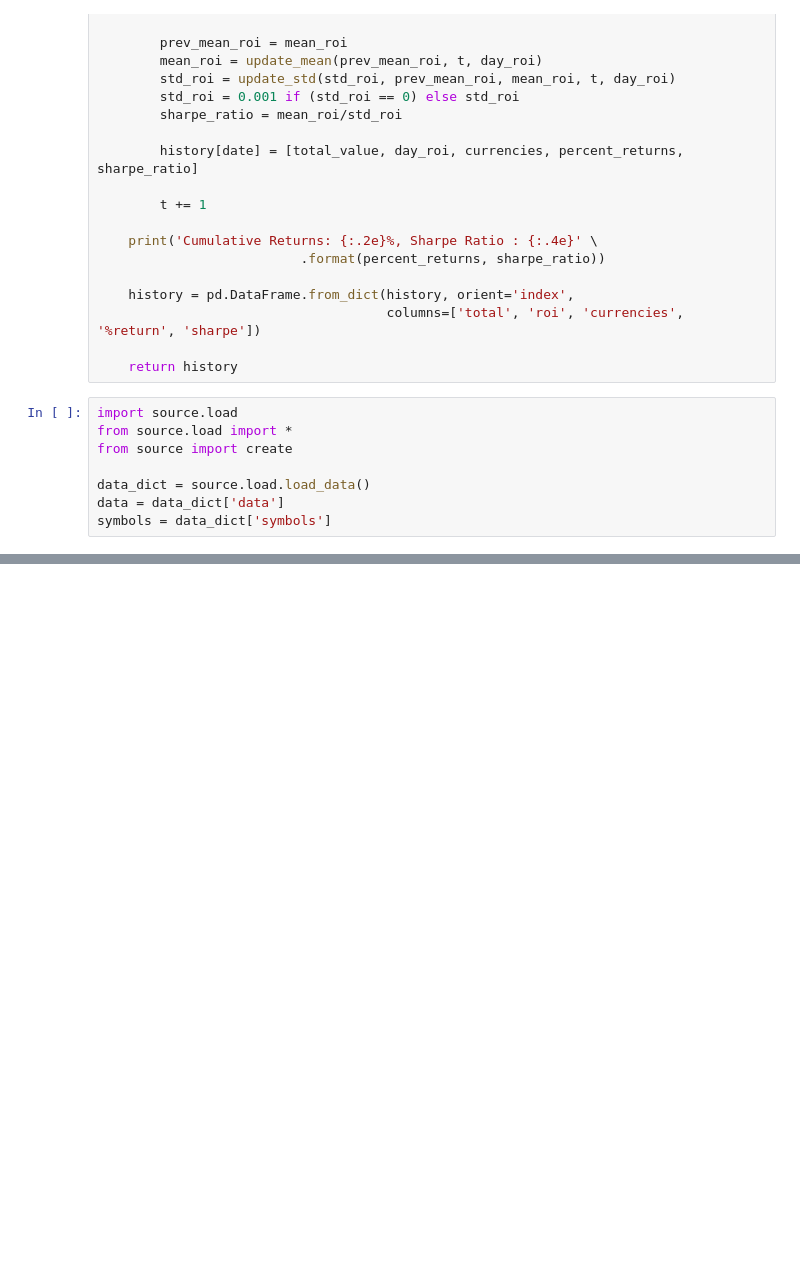
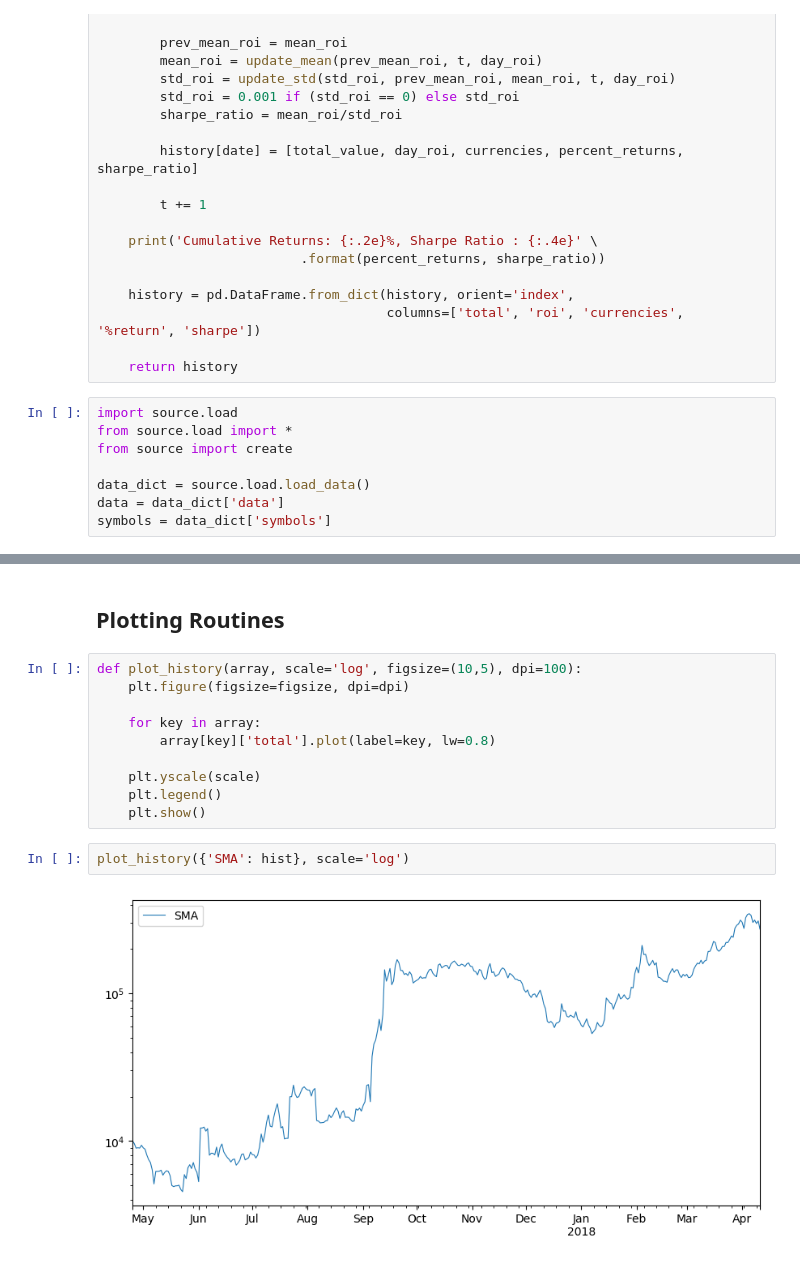
Before and after one commit to stevewam/crypto-prediction, a Jupyter notebook: 4. Trading Strategy.ipynb, the cells around one changed output, grey strips where cells are left out. Drawn from its saved outputs; the diff is of its cells as text; blank space fills up the shorter version.

Commit message:
Finished modelling routine modules

```diff
--- a/4. Trading Strategy.ipynb
+++ b/4. Trading Strategy.ipynb
@@ -149,0 +198,16 @@ hist
+# %% [markdown]
+<h2> Plotting Routines </h2>
+# %%
+def plot_history(array, scale='log', figsize=(10,5), dpi=100):
+    plt.figure(figsize=figsize, dpi=dpi)
+
+    for key in array:
+        array[key]['total'].plot(label=key, lw=0.8)
+
+    plt.yscale(scale)
+    plt.legend()
+    plt.show()
+# %%
+plot_history({'SMA': hist}, scale='log')
+# %% [output]
+[figure, added]
```
Also changed, not shown: parts of 12 cells of this notebook, 15 other files.
